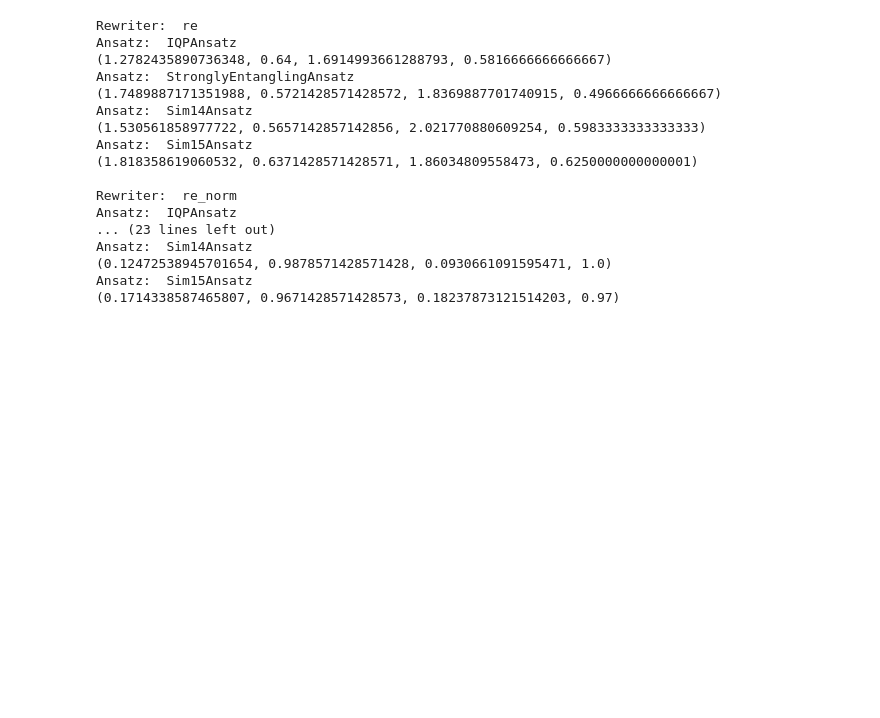
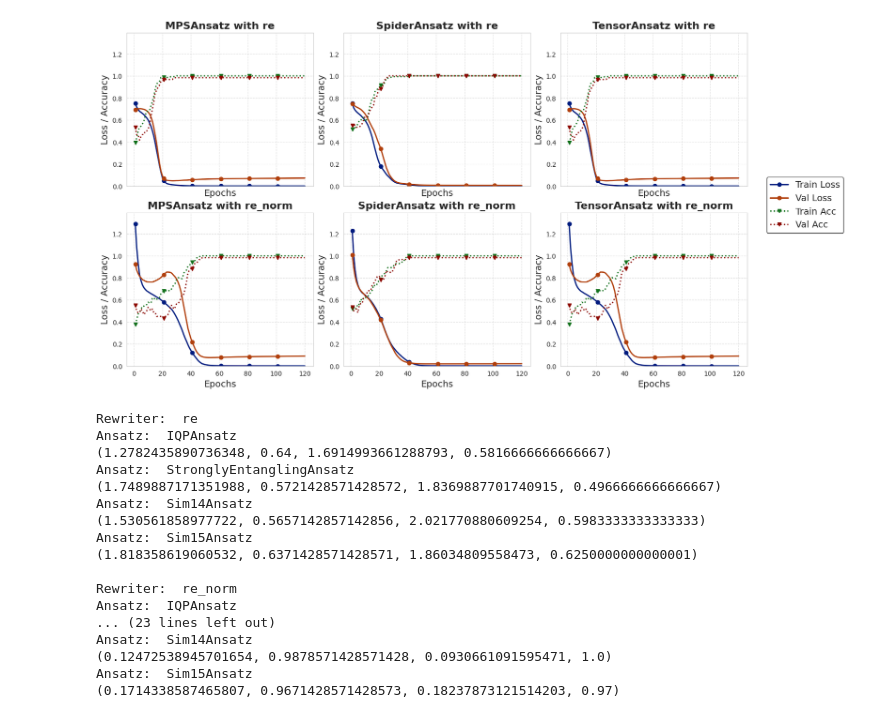
Before and after one commit to blue-research/qlang, a Jupyter notebook: parse_logs.ipynb, the cells around one changed output. Drawn from its saved outputs; the diff is of its cells as text; code cells hidden in the pictures; blank space fills up the shorter version.

```diff
--- a/parse_logs.ipynb
+++ b/parse_logs.ipynb
@@ -30,3 +158,64 @@ calculate_mean_loss_acc("re","IQPAnsatz")
+# %%
+import matplotlib.pyplot as plt
+import seaborn as sns
+import numpy as np
+
+# Set professional style
+sns.set_style("whitegrid")
+colors = sns.color_palette("dark", 4)  # Professional color scheme with distinct colors
+
+def plot_tensor_logs(rewriters, ansatzes):
+    fig, axes = plt.subplots(2, 3, figsize=(14, 8), sharex=True, constrained_layout=True)
+    epochs = np.arange(1, 121)
+
+    handles, labels = [], []
+
+    # Determine global y-axis limits for uniformity
+    max_loss = 0
+    max_acc = 1.0  # Accuracy is always between 0 and 1
+
+    for ansatz in ansatzes:
+        for rewriter in rewriters:
+            train_loss, train_acc, val_loss, val_acc = parse_logs(rewriter, ansatz)
+            max_loss = max(max_loss, np.max(train_loss), np.max(val_loss))
+
+    for col, ansatz in enumerate(ansatzes):
+        for row, rewriter in enumerate(rewriters):
+            train_loss, train_acc, val_loss, val_acc = parse_logs(rewriter, ansatz)
+            ax = axes[row, col]
+
+            # Set unified y-axis limits
+            ax.set_ylim(0, max(max_acc, max_loss) + 0.1)
+
+            # Plot with distinct line styles and markers
+            l1, = ax.plot(epochs, train_loss, label="Train Loss", linestyle="-", color=colors[0], linewidth=2, marker='o', markevery=20)
+            l2, = ax.plot(epochs, val_loss, label="Val Loss", linestyle="-", color=colors[1], linewidth=2, marker='o', markevery=20)
+            l3, = ax.plot(epochs, train_acc, label="Train Acc", linestyle=":", color=colors[2], linewidth=2, marker='v', markevery=20)
+            l4, = ax.plot(epochs, val_acc, label="Val Acc", linestyle=":", color=colors[3], linewidth=2, marker='v', markevery=20)
+
+            ax.set_title(f"{ansatz} with {rewriter}", fontsize=16, fontweight="bold")
+            ax.set_xlabel("Epochs", fontsize=14)
+            ax.set_ylabel("Loss / Accuracy", fontsize=14)
+            ax.grid(True, linestyle="--", alpha=0.6)
+
+            # Store handles and labels for a single, unified legend
+            if col == 0 and row == 0:
+                handles.extend([l1, l2, l3, l4])
+                labels.extend(["Train Loss", "Val Loss", "Train Acc", "Val Acc"])
+
+    # Move legend outside the subplots
+    fig.legend(handles, labels, loc="center left", bbox_to_anchor=(1.02, 0.5), fontsize=14, frameon=True, fancybox=True, edgecolor='black')
+
+    # Save and display the figure
+    plt.savefig("plots/tensor_ansatz_performance.png", bbox_inches="tight", dpi=300)
+    plt.show()
+
+# Example usage
+rewriters = ["re", "re_norm"]
+ansatzes = ["MPSAnsatz", "SpiderAnsatz", "TensorAnsatz"]
+plot_tensor_logs(rewriters, ansatzes)
+# %% [output]
+[figure, added]
 # %%
 rewriters = ["re", "re_norm", "re_norm_cur", "re_norm_cur_norm"]
 ansatzes = [
```
Also changed, not shown: parts of 10 cells of this notebook, 5 other files.
